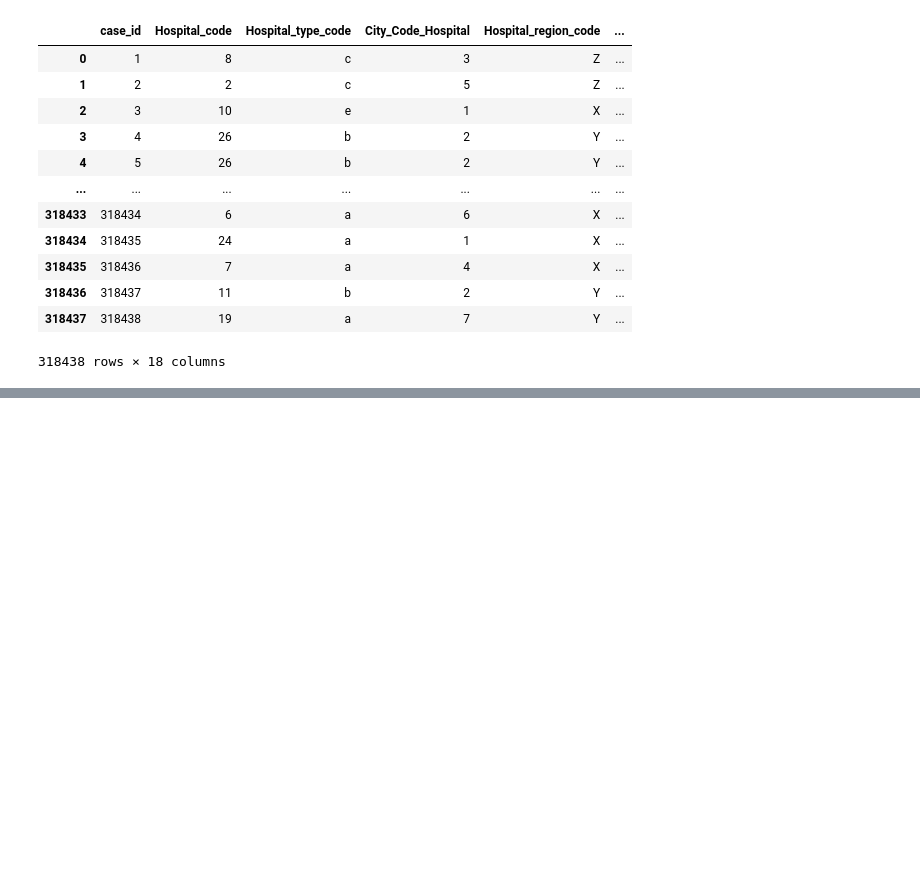
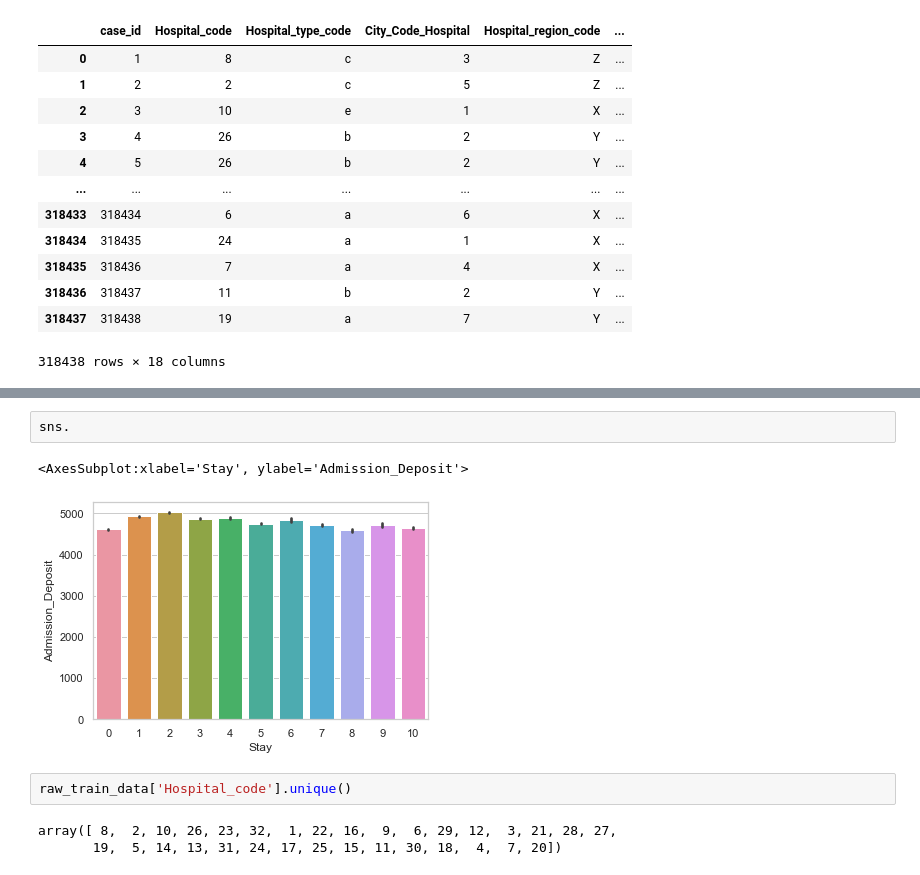
Before and after one commit to nikhilkarve/lengthOfStay, a Jupyter notebook: code/LengthOfStayV1.ipynb, the cells around one changed output, grey strips where cells are left out. Cells and saved outputs as stored; diff of their text form; blank space fills up the shorter version.

```diff
--- a/code/LengthOfStayV1.ipynb
+++ b/code/LengthOfStayV1.ipynb
@@ -1129,0 +1142,10 @@ raw_train_data
+# %%
+sns.
+# %% [output]
+<AxesSubplot:xlabel='Stay', ylabel='Admission_Deposit'>
+[figure, added]
+# %%
+raw_train_data['Hospital_code'].unique()
+# %% [output]
+array([ 8,  2, 10, 26, 23, 32,  1, 22, 16,  9,  6, 29, 12,  3, 21, 28, 27,
+       19,  5, 14, 13, 31, 24, 17, 25, 15, 11, 30, 18,  4,  7, 20])
```
Also changed, not shown: parts of 66 cells of this notebook.
